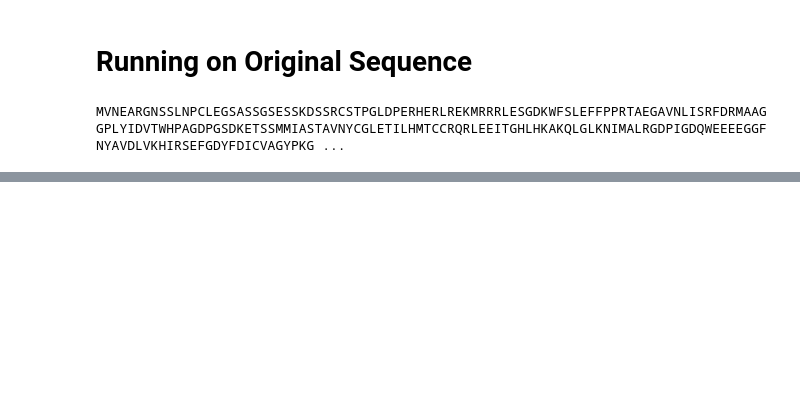
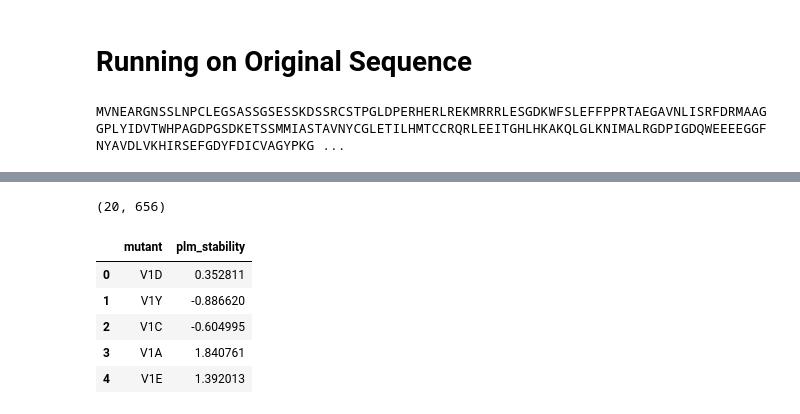
Before and after one commit to radroof22/cse-7850-combio-hackathon, a Jupyter notebook: plm_stability/PLM_Stability.ipynb, the cells around one changed output, grey strips where cells are left out. Cells and saved outputs as stored; diff of their text form; code cells hidden in the pictures; blank space fills up the shorter version.

```diff
--- a/plm_stability/PLM_Stability.ipynb
+++ b/plm_stability/PLM_Stability.ipynb
@@ -118,0 +141,14 @@ v
+# %%
+print(heatmap.shape)
+# %% [output]
+(20, 656)
+# %%
+df_unlabeled["plm_stability"] = df_unlabeled["mutant"].apply(lambda x: lookup_mutation(x))
+df_unlabeled.head()
+# %% [output]
+|  | mutant | plm_stability |
+| 0 | V1D | 0.352811 |
+| 1 | V1Y | -0.886620 |
+| 2 | V1C | -0.604995 |
+| 3 | V1A | 1.840761 |
+| 4 | V1E | 1.392013 |
```
Also changed, not shown: parts of 15 cells of this notebook, 1 other file.
